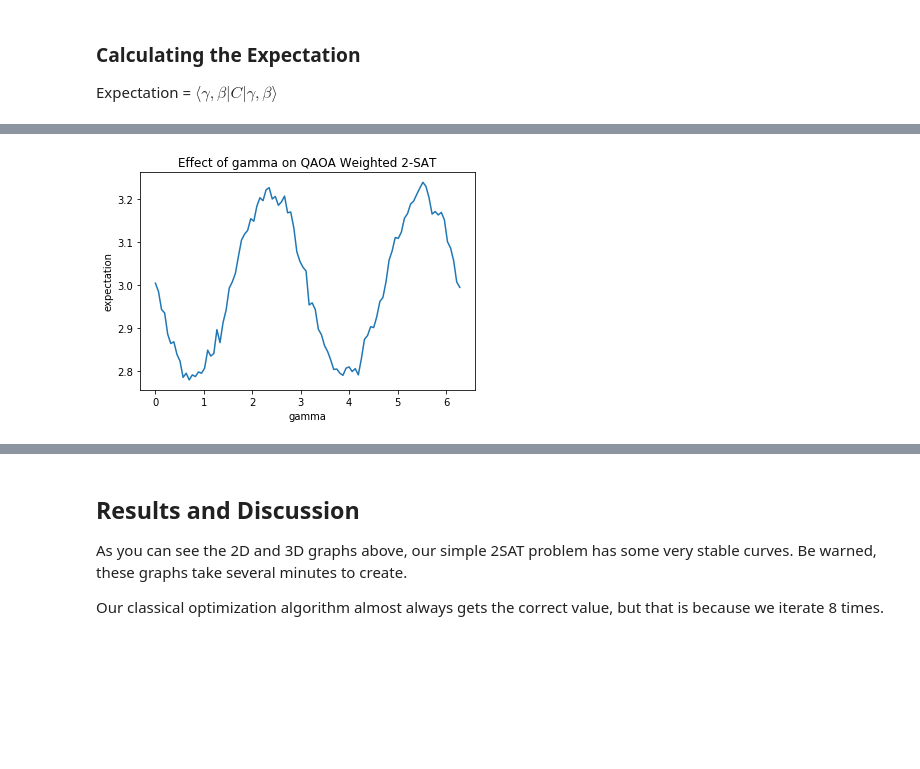
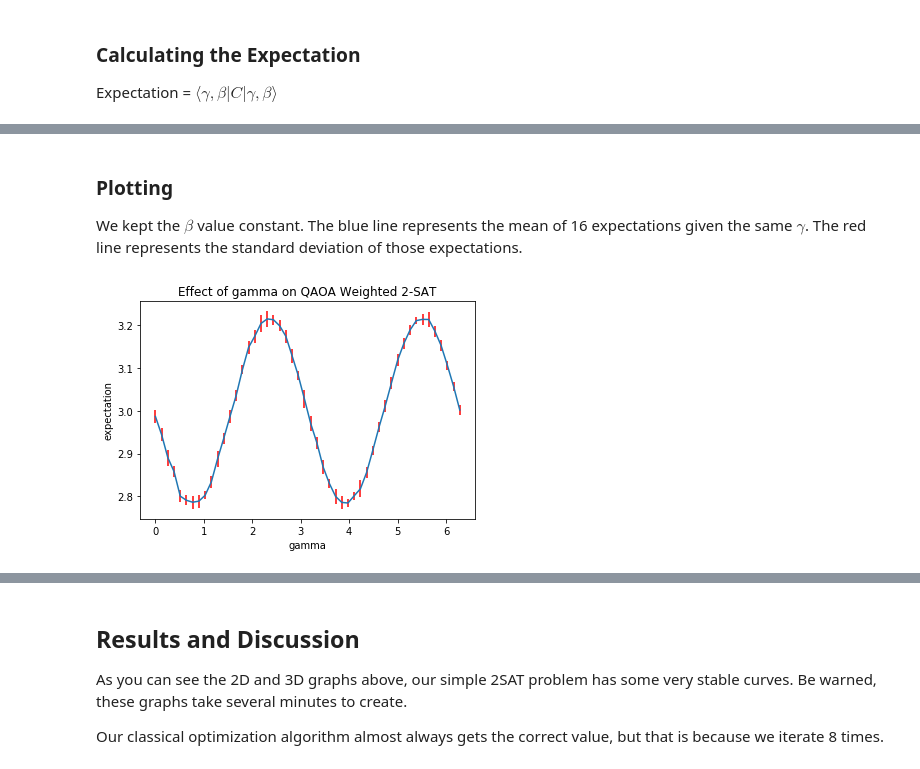
Before and after one commit to andrewraytan/qaoa-maxsat, a Jupyter notebook: QAOA Weighted MAXSAT.ipynb, the cells around one changed output, grey strips where cells are left out. Saved outputs shown, nothing was run; the diff lists cells and outputs as text; code cells hidden in the pictures; blank space fills up the shorter version.

```diff
--- a/QAOA Weighted MAXSAT.ipynb
+++ b/QAOA Weighted MAXSAT.ipynb
@@ -199,0 +160,16 @@ We kept the $\beta$ value constant
+# %%
+cnf = [[1,1,3],[1,-1,-2],[1,1,-3],[1,-3,2]]
+max = 0
+best_gamma = 0
+best_beta = 0
+best_exp = 0
+for i in range(16):
+    beta = rand.uniform(0,math.pi * 2)
+    gamma = rand.uniform(0,math.pi)
+    exp = expectation(gamma,beta,cnf)
+    if exp > best_exp:
+        best_gamma = gamma
+        best_beta = beta
+        best_exp = exp
+    print("Expectation: "+str(exp))
+print("Best Expectation: "+str(best_exp)+"|Best gamma: "+str(best_gamma)+"|Best beta: "+str(best_beta))
@@ -200,22 +194,27 @@ We kept the $\beta$ value constant
+# %% [markdown]
+### Plotting
+We kept the $\beta$ value constant. The blue line represents the mean of 16 expectations given the same $\gamma$. The red line represents the standard deviation of those expectations.
 # %%
-g = np.linspace(0, 2 * math.pi, 100)
+g = np.linspace(0, 2 * math.pi, 50)
 b = 5 * math.pi / 6
-'''cnf = [[1,1,2],[1,-1,2],[1,1,-2],[1,-1,-2],
-       [1,1,3],[1,-1,3],[2,1,-3],[3,-1,-3],
-       [1,2,3],[2,-2,3],[1,2,-3],[2,-2,-3]]'''
+# cnf = [[1,1,2],[1,-1,2],[1,1,-2],[1,-1,-2],[1,1,3],[1,-1,3],[2,1,-3],[3,-1,-3],[1,2,3],[2,-2,3],[1,2,-3],[2,-2,-3]]
 cnf = [[1,1,3],[1,-1,-2],[1,1,-3],[1,-3,2]]
 
 # clause format is [weight,1st var, 2nd var]
 def f(x):
     return expectation(x, b, cnf)
 
-plt.plot(g, np.array([f(x) for x in g]))
+expectations = [[f(x) for i in range(16)] for x in g]
+means = np.array([np.mean(x) for x in expectations])
+stds = np.array([np.std(x) for x in expectations])
+
+plt.errorbar(g, means, yerr=stds, fmt='-', ecolor='red')
 plt.xlabel('gamma')
 plt.ylabel('expectation')
 plt.title('Effect of gamma on QAOA Weighted 2-SAT')
 plt.show()
 # %% [output]
-[figure, old version]
+[figure, new version]
 # %%
 g = np.linspace(0, 2 * math.pi, 40)
 b = np.linspace(0, math.pi, 10)
```
Also changed, not shown: parts of 26 cells of this notebook.
